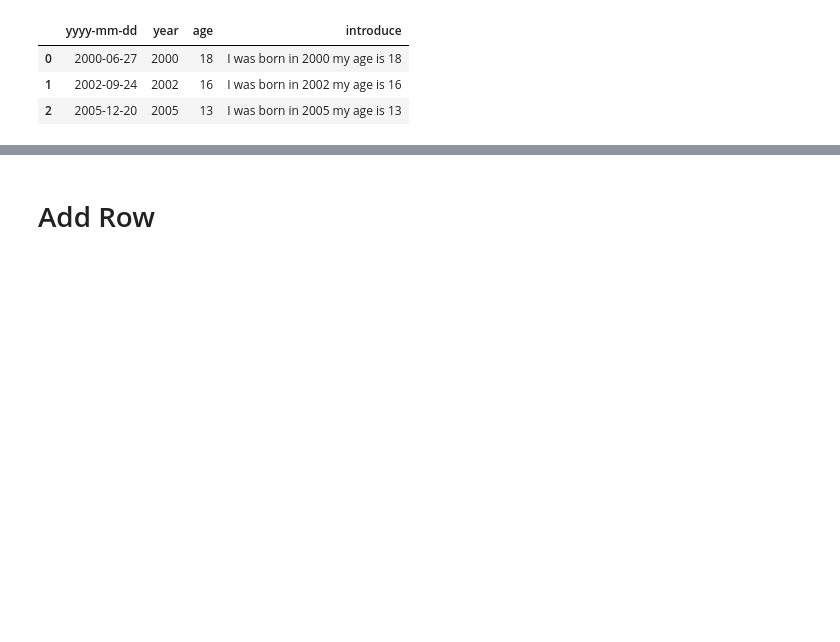
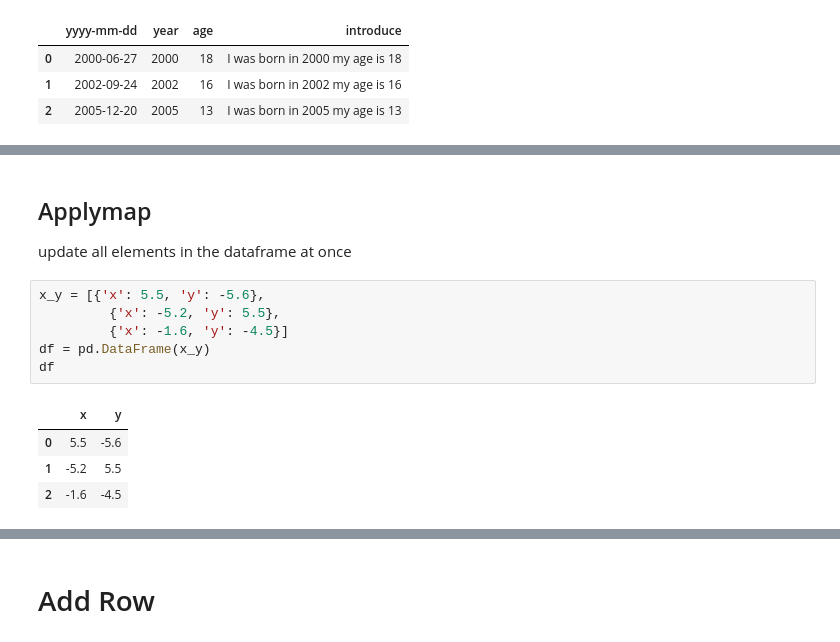
Before and after one commit to minsuk-heo/pandas, a Jupyter notebook: Pandas_Cheatsheet.ipynb, the cells around one changed output, grey strips where cells are left out. Cells and saved outputs as stored; diff of their text form; blank space fills up the shorter version.

```diff
--- a/Pandas_Cheatsheet.ipynb
+++ b/Pandas_Cheatsheet.ipynb
@@ -791,0 +840,14 @@ df
+# %% [markdown]
+## Applymap
+update all elements in the dataframe at once
+# %%
+x_y = [{'x': 5.5, 'y': -5.6},
+         {'x': -5.2, 'y': 5.5},
+         {'x': -1.6, 'y': -4.5}]
+df = pd.DataFrame(x_y)
+df
+# %% [output]
+|  | x | y |
+| 0 | 5.5 | -5.6 |
+| 1 | -5.2 | 5.5 |
+| 2 | -1.6 | -4.5 |
```
Also changed, not shown: parts of 20 cells of this notebook, 1 other file.
